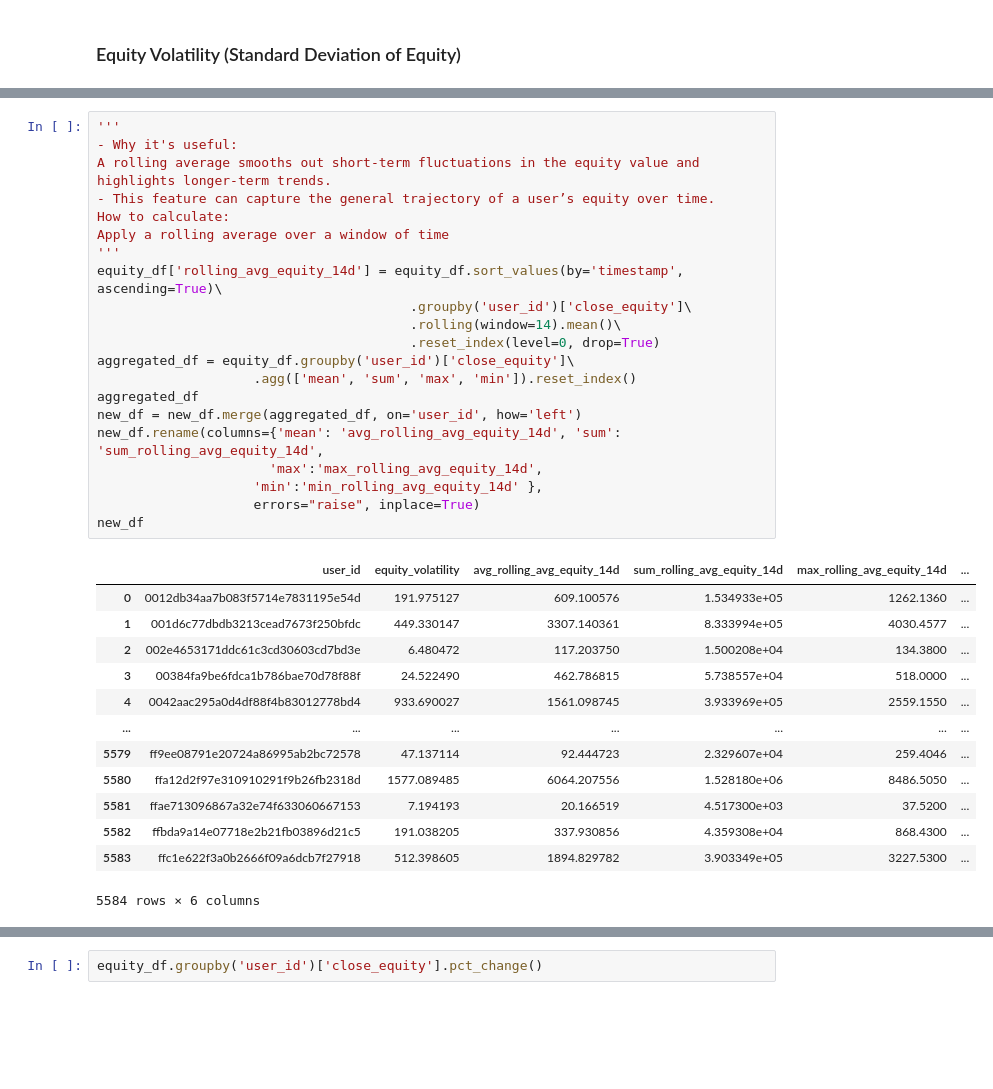
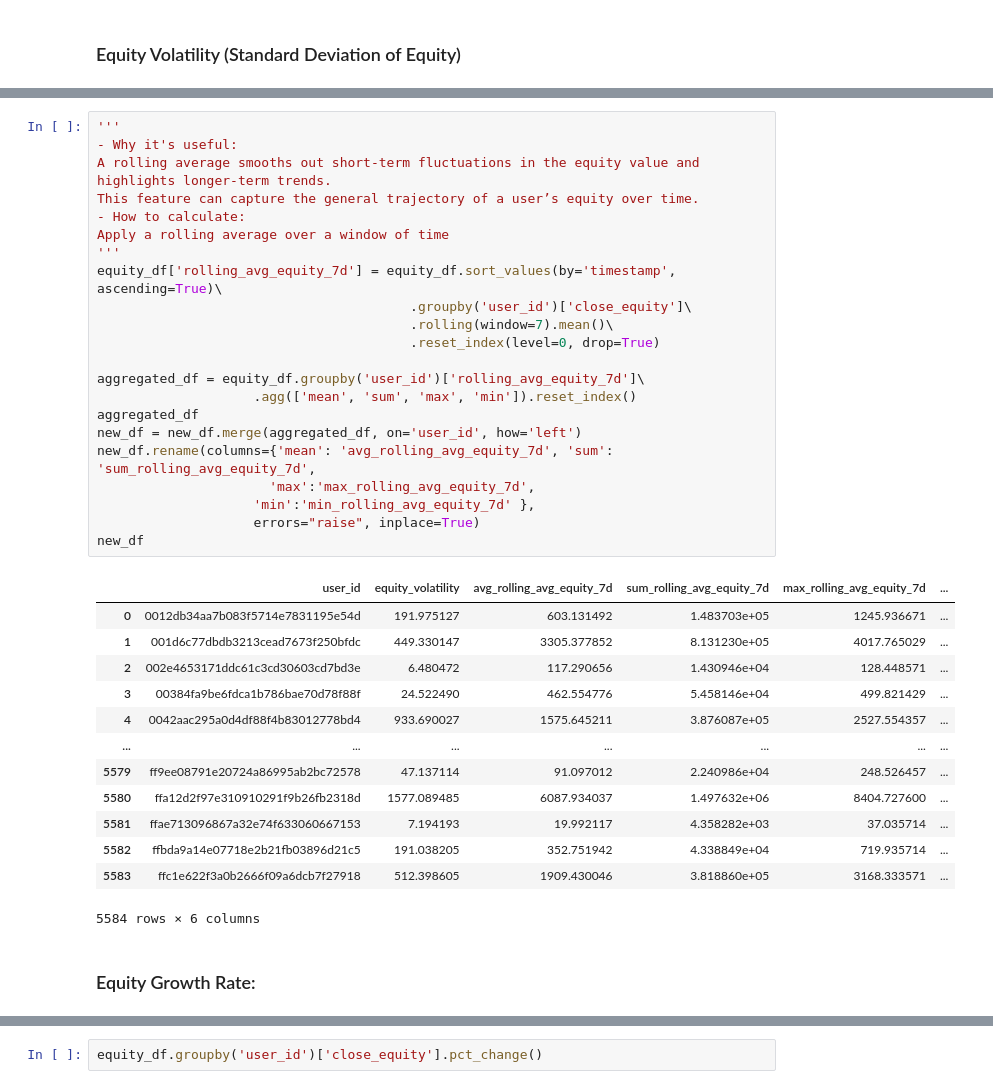
Before and after one commit to Michelangelo20/robinhood_classifer, a Jupyter notebook: src/notebook/rh_classifier_EDA_pt1.ipynb, the cells around one changed output, grey strips where cells are left out. Cells and saved outputs as stored; diff of their text form; blank space fills up the shorter version.

Commit message:
fixed rolling avg aggregation

```diff
--- a/src/notebook/rh_classifier_EDA_pt1.ipynb
+++ b/src/notebook/rh_classifier_EDA_pt1.ipynb
@@ -126,35 +140,38 @@ new_df
 # %%
 '''
 - Why it's useful:
 A rolling average smooths out short-term fluctuations in the equity value and highlights longer-term trends.
-- This feature can capture the general trajectory of a user’s equity over time.
-How to calculate:
+This feature can capture the general trajectory of a user’s equity over time.
+- How to calculate:
 Apply a rolling average over a window of time
 '''
-equity_df['rolling_avg_equity_14d'] = equity_df.sort_values(by='timestamp', ascending=True)\
+equity_df['rolling_avg_equity_7d'] = equity_df.sort_values(by='timestamp', ascending=True)\
                                         .groupby('user_id')['close_equity']\
-                                        .rolling(window=14).mean()\
+                                        .rolling(window=7).mean()\
                                         .reset_index(level=0, drop=True)
-aggregated_df = equity_df.groupby('user_id')['close_equity']\
+
+aggregated_df = equity_df.groupby('user_id')['rolling_avg_equity_7d']\
                     .agg(['mean', 'sum', 'max', 'min']).reset_index()
 aggregated_df
 new_df = new_df.merge(aggregated_df, on='user_id', how='left')
-new_df.rename(columns={'mean': 'avg_rolling_avg_equity_14d', 'sum': 'sum_rolling_avg_equity_14d',
-                      'max':'max_rolling_avg_equity_14d',
-                    'min':'min_rolling_avg_equity_14d' },
+new_df.rename(columns={'mean': 'avg_rolling_avg_equity_7d', 'sum': 'sum_rolling_avg_equity_7d',
+                      'max':'max_rolling_avg_equity_7d',
+                    'min':'min_rolling_avg_equity_7d' },
                     errors="raise", inplace=True)
 new_df
 # %% [output]
-|  | user_id | equity_volatility | avg_rolling_avg_equity_14d | sum_rolling_avg_equity_14d | max_rolling_avg_equity_14d | ... |
-| 0 | 0012db34aa7b083f5714e7831195e54d | 191.975127 | 609.100576 | 1.534933e+05 | 1262.1360 | ... |
-| 1 | 001d6c77dbdb3213cead7673f250bfdc | 449.330147 | 3307.140361 | 8.333994e+05 | 4030.4577 | ... |
-| 2 | 002e4653171ddc61c3cd30603cd7bd3e | 6.480472 | 117.203750 | 1.500208e+04 | 134.3800 | ... |
-| 3 | 00384fa9be6fdca1b786bae70d78f88f | 24.522490 | 462.786815 | 5.738557e+04 | 518.0000 | ... |
-| 4 | 0042aac295a0d4df88f4b83012778bd4 | 933.690027 | 1561.098745 | 3.933969e+05 | 2559.1550 | ... |
+|  | user_id | equity_volatility | avg_rolling_avg_equity_7d | sum_rolling_avg_equity_7d | max_rolling_avg_equity_7d | ... |
+| 0 | 0012db34aa7b083f5714e7831195e54d | 191.975127 | 603.131492 | 1.483703e+05 | 1245.936671 | ... |
+| 1 | 001d6c77dbdb3213cead7673f250bfdc | 449.330147 | 3305.377852 | 8.131230e+05 | 4017.765029 | ... |
+| 2 | 002e4653171ddc61c3cd30603cd7bd3e | 6.480472 | 117.290656 | 1.430946e+04 | 128.448571 | ... |
+| 3 | 00384fa9be6fdca1b786bae70d78f88f | 24.522490 | 462.554776 | 5.458146e+04 | 499.821429 | ... |
+| 4 | 0042aac295a0d4df88f4b83012778bd4 | 933.690027 | 1575.645211 | 3.876087e+05 | 2527.554357 | ... |
 | ... | ... | ... | ... | ... | ... | ... |
-| 5579 | ff9ee08791e20724a86995ab2bc72578 | 47.137114 | 92.444723 | 2.329607e+04 | 259.4046 | ... |
-| 5580 | ffa12d2f97e310910291f9b26fb2318d | 1577.089485 | 6064.207556 | 1.528180e+06 | 8486.5050 | ... |
-| 5581 | ffae713096867a32e74f633060667153 | 7.194193 | 20.166519 | 4.517300e+03 | 37.5200 | ... |
-| 5582 | ffbda9a14e07718e2b21fb03896d21c5 | 191.038205 | 337.930856 | 4.359308e+04 | 868.4300 | ... |
-| 5583 | ffc1e622f3a0b2666f09a6dcb7f27918 | 512.398605 | 1894.829782 | 3.903349e+05 | 3227.5300 | ... |
+| 5579 | ff9ee08791e20724a86995ab2bc72578 | 47.137114 | 91.097012 | 2.240986e+04 | 248.526457 | ... |
+| 5580 | ffa12d2f97e310910291f9b26fb2318d | 1577.089485 | 6087.934037 | 1.497632e+06 | 8404.727600 | ... |
+| 5581 | ffae713096867a32e74f633060667153 | 7.194193 | 19.992117 | 4.358282e+03 | 37.035714 | ... |
+| 5582 | ffbda9a14e07718e2b21fb03896d21c5 | 191.038205 | 352.751942 | 4.338849e+04 | 719.935714 | ... |
+| 5583 | ffc1e622f3a0b2666f09a6dcb7f27918 | 512.398605 | 1909.430046 | 3.818860e+05 | 3168.333571 | ... |
 5584 rows × 6 columns
+# %% [markdown]
+### Equity Growth Rate:
```
Also changed, not shown: parts of 15 cells of this notebook.
